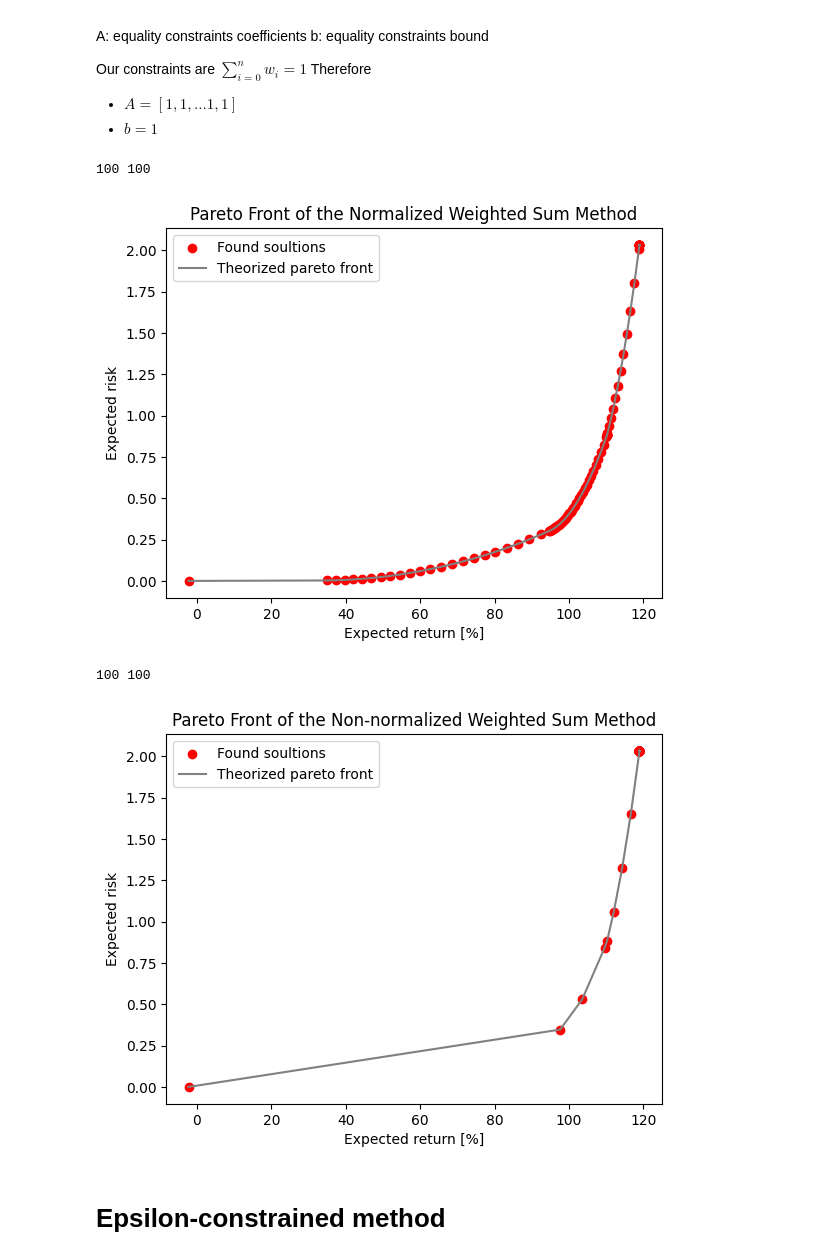
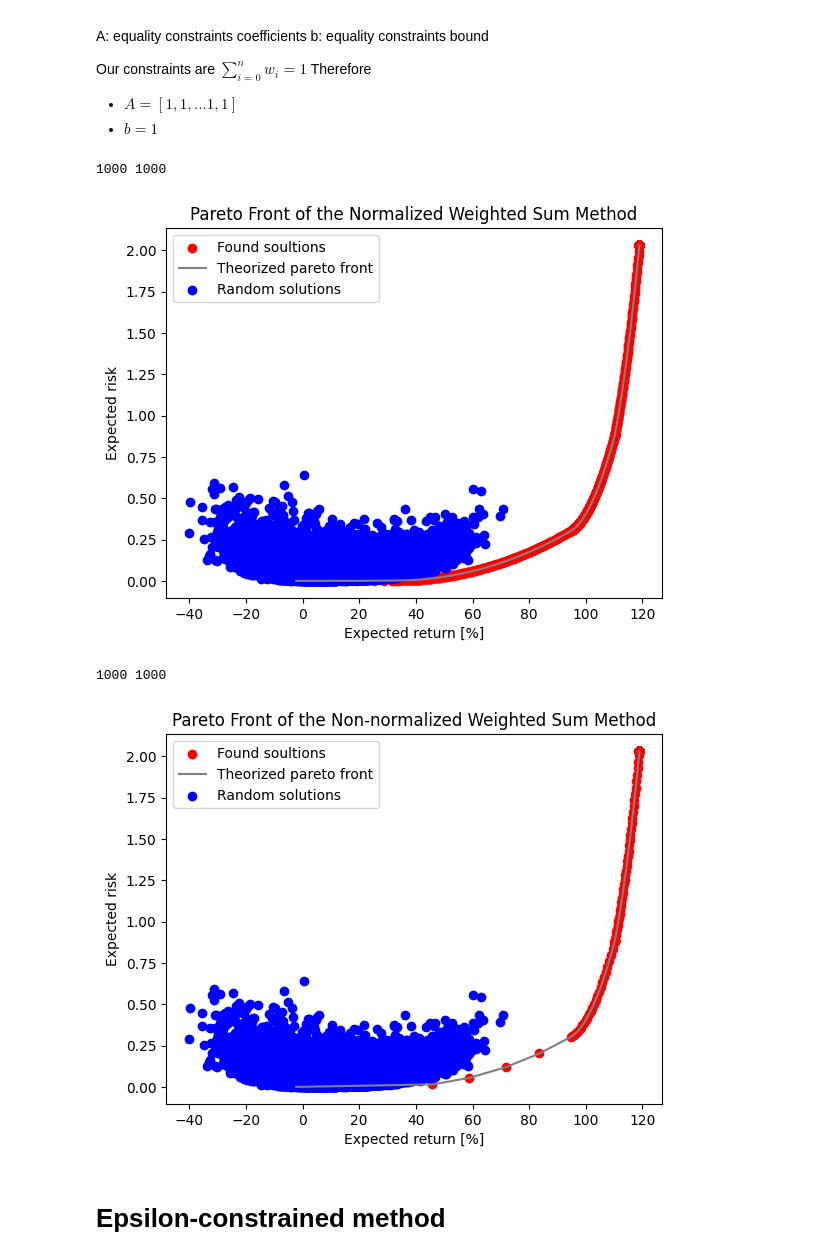
Before and after one commit to BbqGamer/moo, a Jupyter notebook: Script1.ipynb, the cells around one changed output. Cells and saved outputs as stored; diff of their text form; code cells hidden in the pictures.

```diff
--- a/Script1.ipynb
+++ b/Script1.ipynb
@@ -182,16 +170,18 @@ for i, asset in enumerate(asset_data.columns):
     predictions = model.predict(np.arange(0, 201).reshape(-1, 1))
 
     ax.scatter(np.arange(0, 101), asset_data[asset])
-    ax.plot(np.arange(0, 201), predictions, color='orange')
+    ax.plot(np.arange(0, 201), predictions, color="orange")
 
     cur = data[100]
     pred = predictions[200]
     ret = (pred - cur) / cur * 100
     # print(i)
     predicted_returns[i] = ret
-    ax.text(0.5, 0.9, f'Current Price: {np.round(cur, 2)}', transform=ax.transAxes)
-    ax.text(0.5, 0.8, f'Predicted Price: {np.round(pred, 2)}', transform=ax.transAxes)
-    ax.text(0.5, 0.7, f'Expected Return [%]: {np.round(ret, 2)}', transform=ax.transAxes)
+    ax.text(0.5, 0.9, f"Current Price: {np.round(cur, 2)}", transform=ax.transAxes)
+    ax.text(0.5, 0.8, f"Predicted Price: {np.round(pred, 2)}", transform=ax.transAxes)
+    ax.text(
+        0.5, 0.7, f"Expected Return [%]: {np.round(ret, 2)}", transform=ax.transAxes
+    )
     # ax.text(0.5, 0.6, f'Stock mean value: {np.round(stock_mean, 2)}', transform=ax.transAxes)
     # ax.text(0.5, 0.5, f'Stock moving std (risk): {np.round(stock_std, 2)}', transform=ax.transAxes)
 # %% [output]
@@ -221,2 +214,7 @@ cov_matrix = asset_data.cov().values
 # %% [markdown]
 <!-- We don't need to check if weights are less then 1, because two above constraints are enough to ensure that. -->
+# %%
+random_profit_risk = pd.read_csv('output.csv',header=None)
+# %%
+random_profit = random_profit_risk[0]
+random_risk = random_profit_risk[1]
@@ -411,24 +392,23 @@ cvxopt.solvers.options['show_progress'] = False
 # %%
 found_risk = []
-found_returns  = []
-W1 = np.linspace(0, 1, 100)### Objectives
+found_returns = []
+W1 = np.linspace(0, 1, 1000)  ### Objectives
 W2 = 1 - W1
 for w1, w2 in zip(W1, W2):
+    Q = matrix(w1 * asset_data.cov().values / NORM_RISK)
+    c = matrix(-w2 * predicted_returns / NORM_RETURN)
+    # print(f'Risk weight: {w1}, returns weight: {w2}')
+    sol = solvers.qp(Q, c, G, h, A, b, show_progress=False)
 
-    Q = matrix(w1 * asset_data.cov().values/NORM_RISK)
-    c = matrix(-w2*predicted_returns/NORM_RETURN)
-    # print(f'Risk weight: {w1}, returns weight: {w2}')
-    sol = solvers.qp(Q, c, G, h, A, b, show_progress = False )
-
-    optimal_x = sol['x']
+    optimal_x = sol["x"]
     total_returns = 0
     total_risk = 0
     for wi in range(NUM_ASSETS):
         # print(optimal_x[wi])
         # print(optimal_x[a]*predicted_returns[a])
-        total_returns+=optimal_x[wi]*predicted_returns[wi]
+        total_returns += optimal_x[wi] * predicted_returns[wi]
         for wj in range(NUM_ASSETS):
-            total_risk+=optimal_x[wi]*optimal_x[wj]*cov_matrix[wi][wj]
+            total_risk += optimal_x[wi] * optimal_x[wj] * cov_matrix[wi][wj]
     # print(f'Primal Objective: {sol['primal objective']}')
     # print(f'Total profit: {total_returns}')
     # print(f'Total risk: {total_risk}')
@@ -465,29 +444,42 @@ for w1, w2 in zip(W1, W2):
 # %%
 pairs = [(i, j) for i, j in zip(found_returns, found_risk)]
 print(len(pairs), len(set(pairs)))
-plt.scatter(found_returns, found_risk, color="red",label='Found soultions')
-plt.plot(found_returns, found_risk, color="gray", label='Theorized pareto front')
+plt.scatter(found_returns, found_risk, color="red", label="Found soultions")
+plt.plot(found_returns, found_risk, color="gray", label="Theorized pareto front")
+plt.scatter(random_profit, random_risk, color="blue", label="Random solutions")
 plt.legend()
 plt.title("Pareto Front of the Normalized Weighted Sum Method")
 plt.xlabel("Expected return [%]")
 plt.ylabel("Expected risk")
 plt.show()
 # %% [output]
-100 100
+1000 1000
-[figure, old version]
+[figure, new version]
 # %%
 pairs = [(i, j) for i, j in zip(unnormalized_found_returns, unnormalized_found_risk)]
 print(len(pairs), len(set(pairs)))
-plt.scatter(unnormalized_found_returns, unnormalized_found_risk, color="red", label='Found soultions')
-plt.plot(unnormalized_found_returns, unnormalized_found_risk, color="gray", label='Theorized pareto front')
+plt.scatter(
+    unnormalized_found_returns,
+    unnormalized_found_risk,
+    color="red",
+    label="Found soultions",
+)
+plt.plot(
+    unnormalized_found_returns,
+    unnormalized_found_risk,
+    color="gray",
+    label="Theorized pareto front",
+)
+plt.scatter(random_profit, random_risk, color="blue", label="Random solutions")
+
 plt.legend()
 plt.title("Pareto Front of the Non-normalized Weighted Sum Method")
 plt.xlabel("Expected return [%]")
 plt.ylabel("Expected risk")
 plt.show()
 # %% [output]
-100 100
+1000 1000
-[figure, old version]
+[figure, new version]
 # %% [markdown]
 # Epsilon-constrained method
 # %% [markdown]
```
Also changed, not shown: parts of 18 cells of this notebook, 1 other file.
